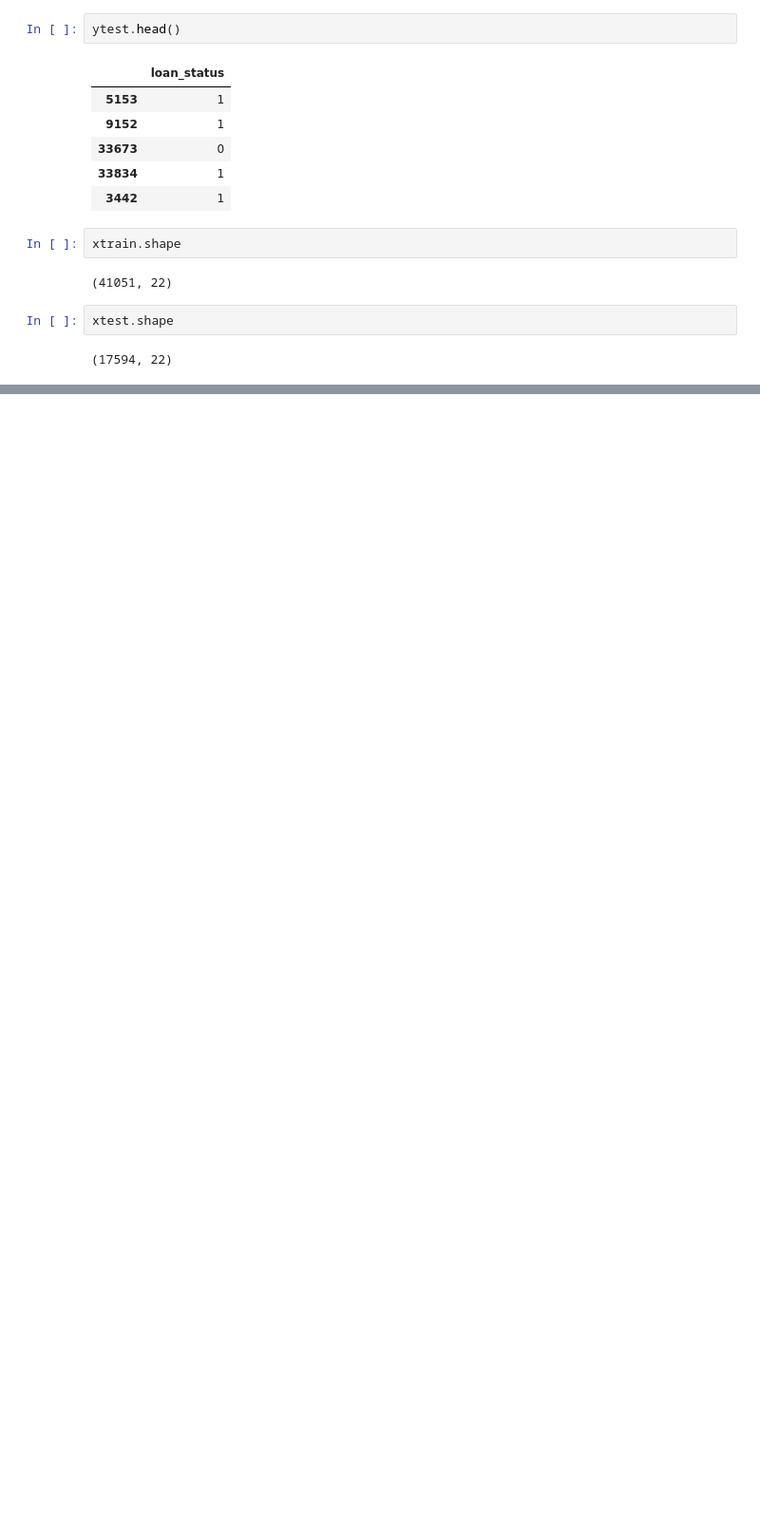
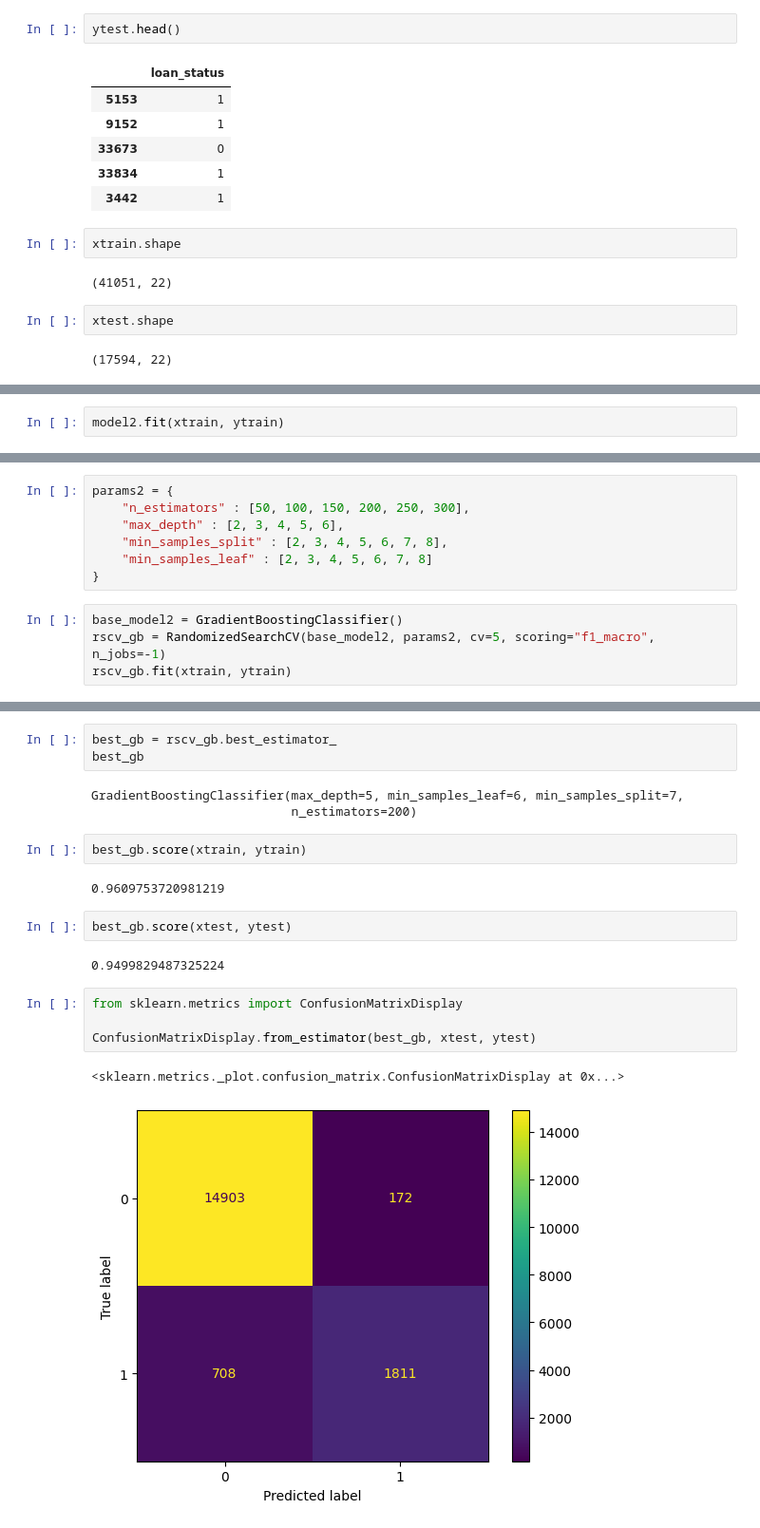
Before and after one commit to manepriyanka321/ML-Practice, a Jupyter notebook: Ensemble techniques/ensemble.ipynb, the cells around one changed output, grey strips where cells are left out. Shown at 95% size. Cells and saved outputs as stored; diff of their text form; blank space fills up the shorter version.

```diff
--- a/Ensemble techniques/ensemble.ipynb
+++ b/Ensemble techniques/ensemble.ipynb
@@ -260,0 +367,2 @@ model.score(xtest, ytest)
+# %%
+model2.fit(xtrain, ytrain)
@@ -260,0 +381,11 @@ model.score(xtest, ytest)
+# %%
+params2 = {
+    "n_estimators" : [50, 100, 150, 200, 250, 300],
+    "max_depth" : [2, 3, 4, 5, 6],
+    "min_samples_split" : [2, 3, 4, 5, 6, 7, 8],
+    "min_samples_leaf" : [2, 3, 4, 5, 6, 7, 8]
+}
+# %%
+base_model2 = GradientBoostingClassifier()
+rscv_gb = RandomizedSearchCV(base_model2, params2, cv=5, scoring="f1_macro", n_jobs=-1)
+rscv_gb.fit(xtrain, ytrain)
@@ -260,0 +406,21 @@ model.score(xtest, ytest)
+# %%
+best_gb = rscv_gb.best_estimator_
+best_gb
+# %% [output]
+GradientBoostingClassifier(max_depth=5, min_samples_leaf=6, min_samples_split=7,
+                           n_estimators=200)
+# %%
+best_gb.score(xtrain, ytrain)
+# %% [output]
+0.9609753720981219
+# %%
+best_gb.score(xtest, ytest)
+# %% [output]
+0.9499829487325224
+# %%
+from sklearn.metrics import ConfusionMatrixDisplay
+
+ConfusionMatrixDisplay.from_estimator(best_gb, xtest, ytest)
+# %% [output]
+<sklearn.metrics._plot.confusion_matrix.ConfusionMatrixDisplay at 0x...>
+[figure, added]
```
Also changed, not shown: parts of 32 cells of this notebook, 7 other files.
